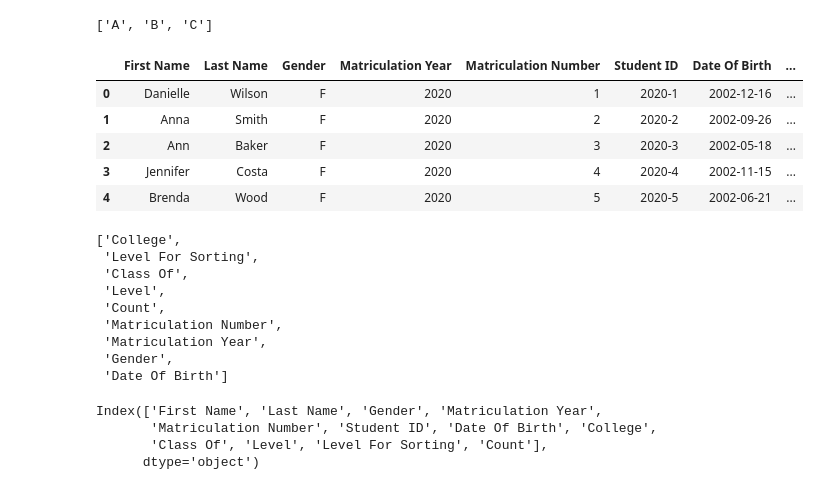
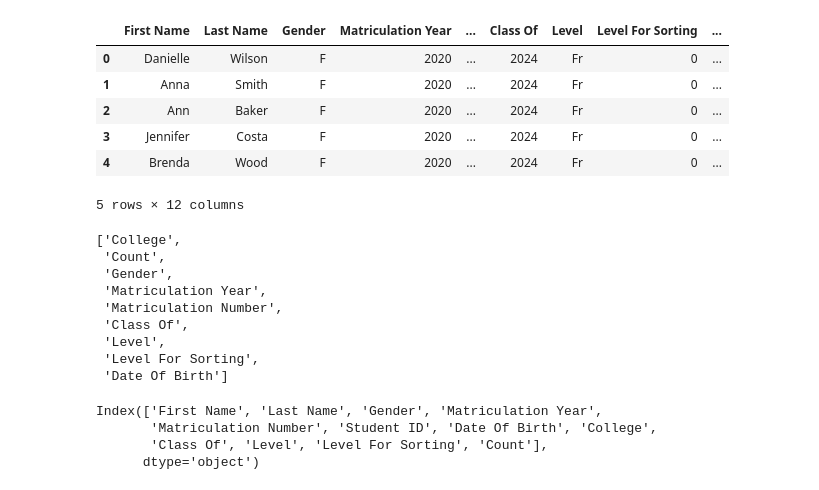
Before and after one commit to kburchfiel/pfn, a Jupyter notebook: Online_Visualizations/PFN_Dash_App_Demo/notebook_for_testing.ipynb, the cells around one changed output. Saved outputs shown, nothing was run; the diff lists cells and outputs as text; code cells hidden in the pictures.

Commit message:
Updated Mapping and Online Visualizations sections

```diff
--- a/Online_Visualizations/PFN_Dash_App_Demo/notebook_for_testing.ipynb
+++ b/Online_Visualizations/PFN_Dash_App_Demo/notebook_for_testing.ipynb
@@ -5,0 +14,26 @@ import plotly.express as px
+# %%
+render_for_printing = False
+
+# The following code is based on:
+# https://plotly.com/python/renderers/
+if render_for_printing == True:
+    import plotly.io as pio
+    pio.renderers.default='svg'
+    pd.set_option('display.max_columns', 8)
+# %%
+offline_import = True
+
+if offline_import == True: # In this case, the source data will get read
+    # in locally.
+    print("Importing source data from local .csv files.")
+    df_curr_enrollment = pd.read_csv(
+        '../../Appendix/curr_enrollment.csv')
+    df_survey_results = pd.read_csv(
+        '../../Appendix/survey_results.csv')
+else:
+    print("Downloading source data from an online source.")
+    df_curr_enrollment = pd.read_csv(
+        'https://raw.githubusercontent.com/kburchfiel/\
+pfn/main/Appendix/curr_enrollment.csv')
+    df_survey_results = pd.read_csv('https://raw.githubusercontent.com/\
+kburchfiel/pfn/main/Appendix/survey_results.csv')
@@ -44,38 +59,33 @@ df_survey_results
-# %%
-['A'] + ['B'] + ['C']
-# %% [output]
-['A', 'B', 'C']
 # %%
 df_survey_results['Count'] = 1
-
-df_curr_enrollment = (pd.read_csv(
-    'https://raw.githubusercontent.com/kburchfiel/\
-pfn/main/Appendix/curr_enrollment.csv'))
 
 improve_col_display(df_curr_enrollment)
 
 df_curr_enrollment['Count'] = 1
 df_curr_enrollment.head()
 # %% [output]
-|  | First Name | Last Name | Gender | Matriculation Year | Matriculation Number | Student ID | Date Of Birth | ... |
-| 0 | Danielle | Wilson | F | 2020 | 1 | 2020-1 | 2002-12-16 | ... |
-| 1 | Anna | Smith | F | 2020 | 2 | 2020-2 | 2002-09-26 | ... |
-| 2 | Ann | Baker | F | 2020 | 3 | 2020-3 | 2002-05-18 | ... |
-| 3 | Jennifer | Costa | F | 2020 | 4 | 2020-4 | 2002-11-15 | ... |
-| 4 | Brenda | Wood | F | 2020 | 5 | 2020-5 | 2002-06-21 | ... |
+|  | First Name | Last Name | Gender | Matriculation Year | ... | Class Of | Level | Level For Sorting | ... |
+| 0 | Danielle | Wilson | F | 2020 | ... | 2024 | Fr | 0 | ... |
+| 1 | Anna | Smith | F | 2020 | ... | 2024 | Fr | 0 | ... |
+| 2 | Ann | Baker | F | 2020 | ... | 2024 | Fr | 0 | ... |
+| 3 | Jennifer | Costa | F | 2020 | ... | 2024 | Fr | 0 | ... |
+| 4 | Brenda | Wood | F | 2020 | ... | 2024 | Fr | 0 | ... |
+5 rows × 12 columns
 # %%
-cols_to_exclude = ['Date of Birth', 'First Name', 'Last Name', 'Student ID']
-comparison_list = list(set(df_curr_enrollment.columns) - set(cols_to_exclude))
+cols_to_exclude = ['Date of Birth', 'First Name', 'Last Name',
+                   'Student ID']
+comparison_list = list(
+    set(df_curr_enrollment.columns) - set(cols_to_exclude))
 comparison_list
 # %% [output]
 ['College',
- 'Level For Sorting',
+ 'Count',
+ 'Gender',
+ 'Matriculation Year',
+ 'Matriculation Number',
  'Class Of',
  'Level',
- 'Count',
- 'Matriculation Number',
- 'Matriculation Year',
- 'Gender',
+ 'Level For Sorting',
  'Date Of Birth']
 # %%
 df_curr_enrollment.columns
```
Also changed, not shown: parts of 13 cells of this notebook, 16 other files.
